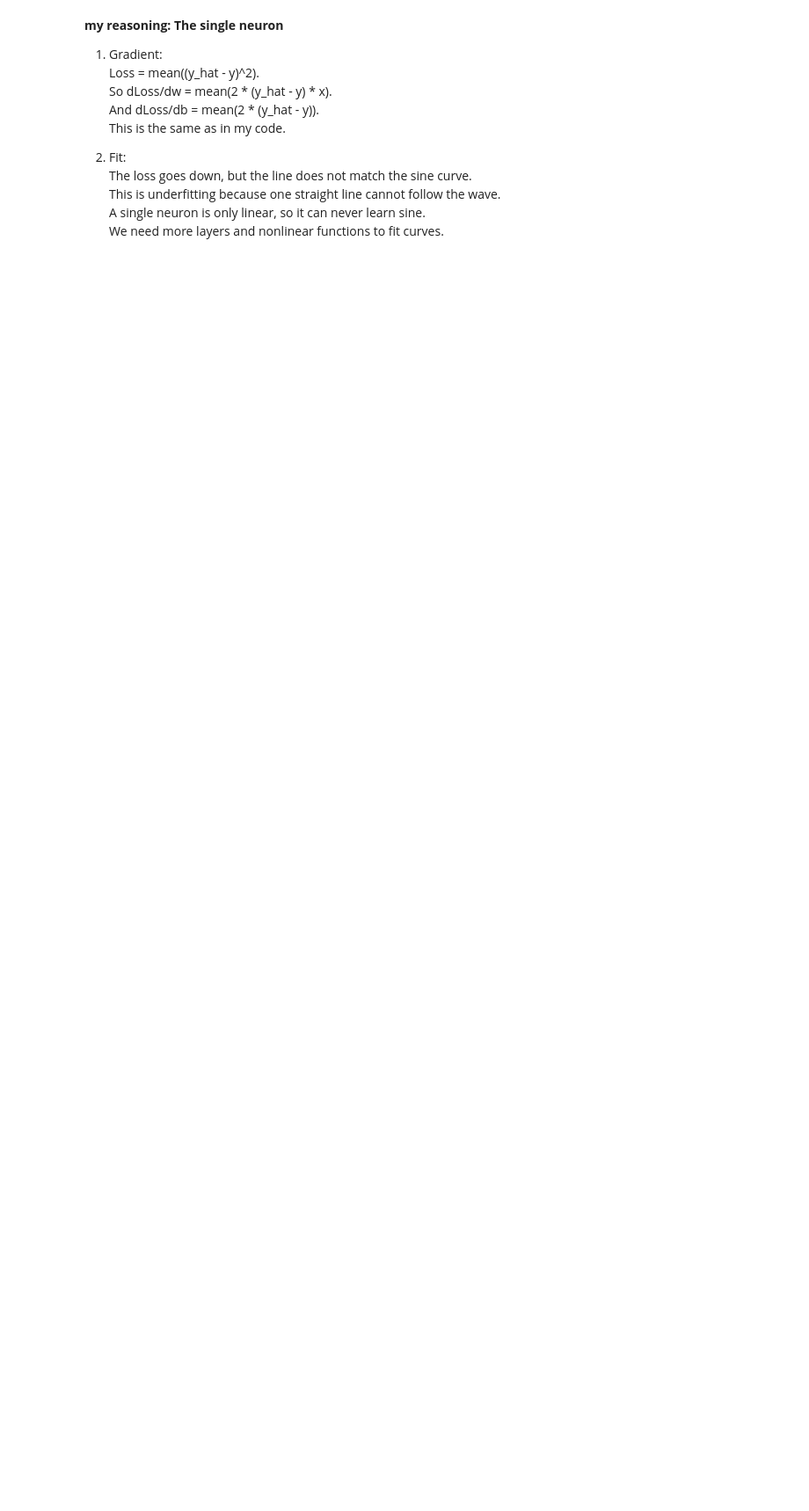
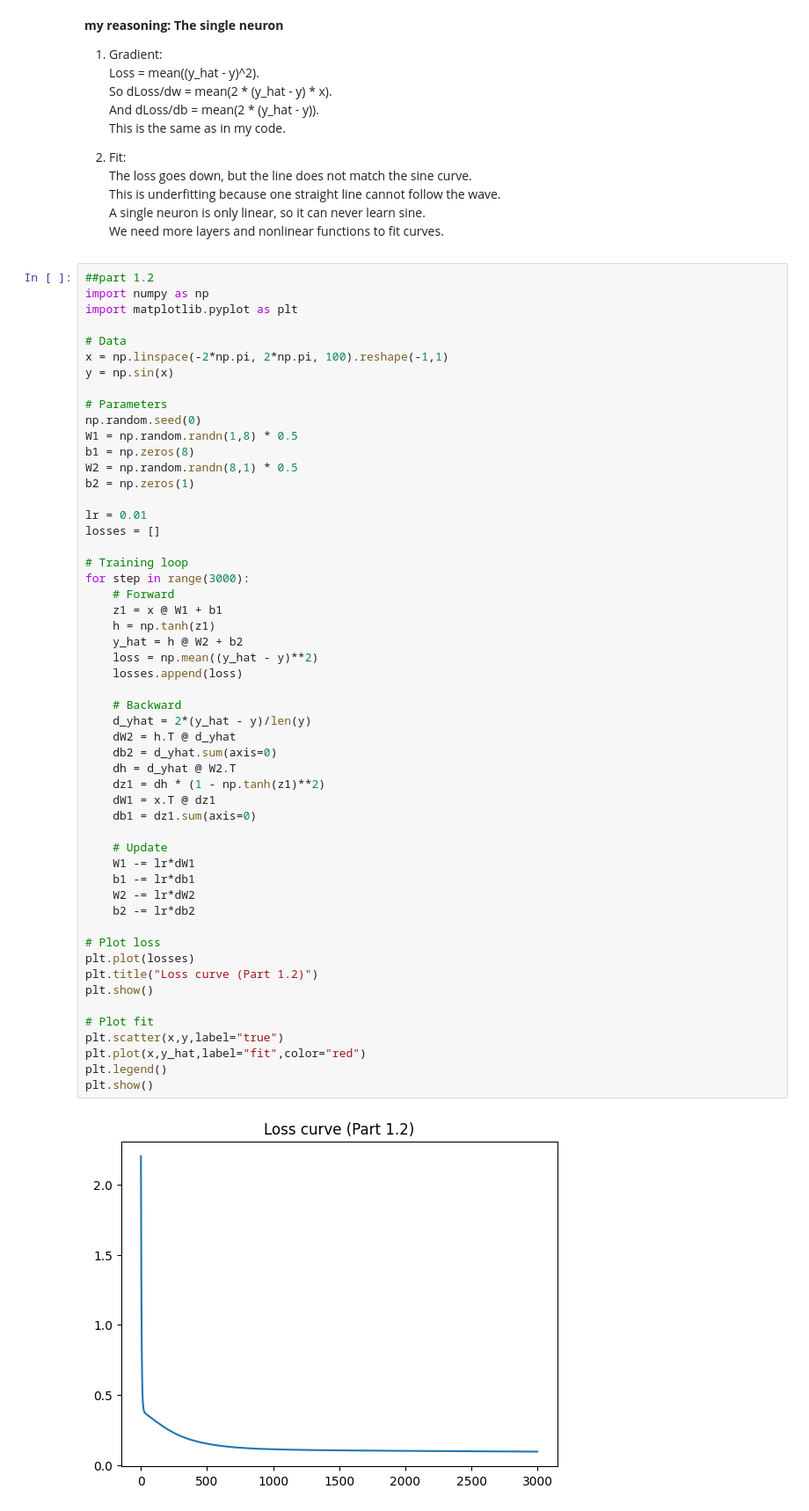
Before and after one commit to aluongleekalierleek/Lab_3, a Jupyter notebook: Lab_3.ipynb, the cells around one changed output. Shown at 88% size. Drawn from its saved outputs; the diff is of its cells as text; blank space fills up the shorter version.

Commit message:
Part 1.2 - Hidden layer with tanh

```diff
--- a/Lab_3.ipynb
+++ b/Lab_3.ipynb
@@ -84,3 +84,58 @@ The loss goes down, but the line does not match the sine curve.
 This is underfitting because one straight line cannot follow the wave.
 A single neuron is only linear, so it can never learn sine.
 We need more layers and nonlinear functions to fit curves.
+# %%
+##part 1.2
+import numpy as np
+import matplotlib.pyplot as plt
+
+# Data
+x = np.linspace(-2*np.pi, 2*np.pi, 100).reshape(-1,1)
+y = np.sin(x)
+
+# Parameters
+np.random.seed(0)
+W1 = np.random.randn(1,8) * 0.5
+b1 = np.zeros(8)
+W2 = np.random.randn(8,1) * 0.5
+b2 = np.zeros(1)
+
+lr = 0.01
+losses = []
+
+# Training loop
+for step in range(3000):
+    # Forward
+    z1 = x @ W1 + b1
+    h = np.tanh(z1)
+    y_hat = h @ W2 + b2
+    loss = np.mean((y_hat - y)**2)
+    losses.append(loss)
+
+    # Backward
+    d_yhat = 2*(y_hat - y)/len(y)
+    dW2 = h.T @ d_yhat
+    db2 = d_yhat.sum(axis=0)
+    dh = d_yhat @ W2.T
+    dz1 = dh * (1 - np.tanh(z1)**2)
+    dW1 = x.T @ dz1
+    db1 = dz1.sum(axis=0)
+
+    # Update
+    W1 -= lr*dW1
+    b1 -= lr*db1
+    W2 -= lr*dW2
+    b2 -= lr*db2
+
+# Plot loss
+plt.plot(losses)
+plt.title("Loss curve (Part 1.2)")
+plt.show()
+
+# Plot fit
+plt.scatter(x,y,label="true")
+plt.plot(x,y_hat,label="fit",color="red")
+plt.legend()
+plt.show()
+# %% [output]
+[figure, added]
```
Also changed, not shown: parts of 2 cells of this notebook.
